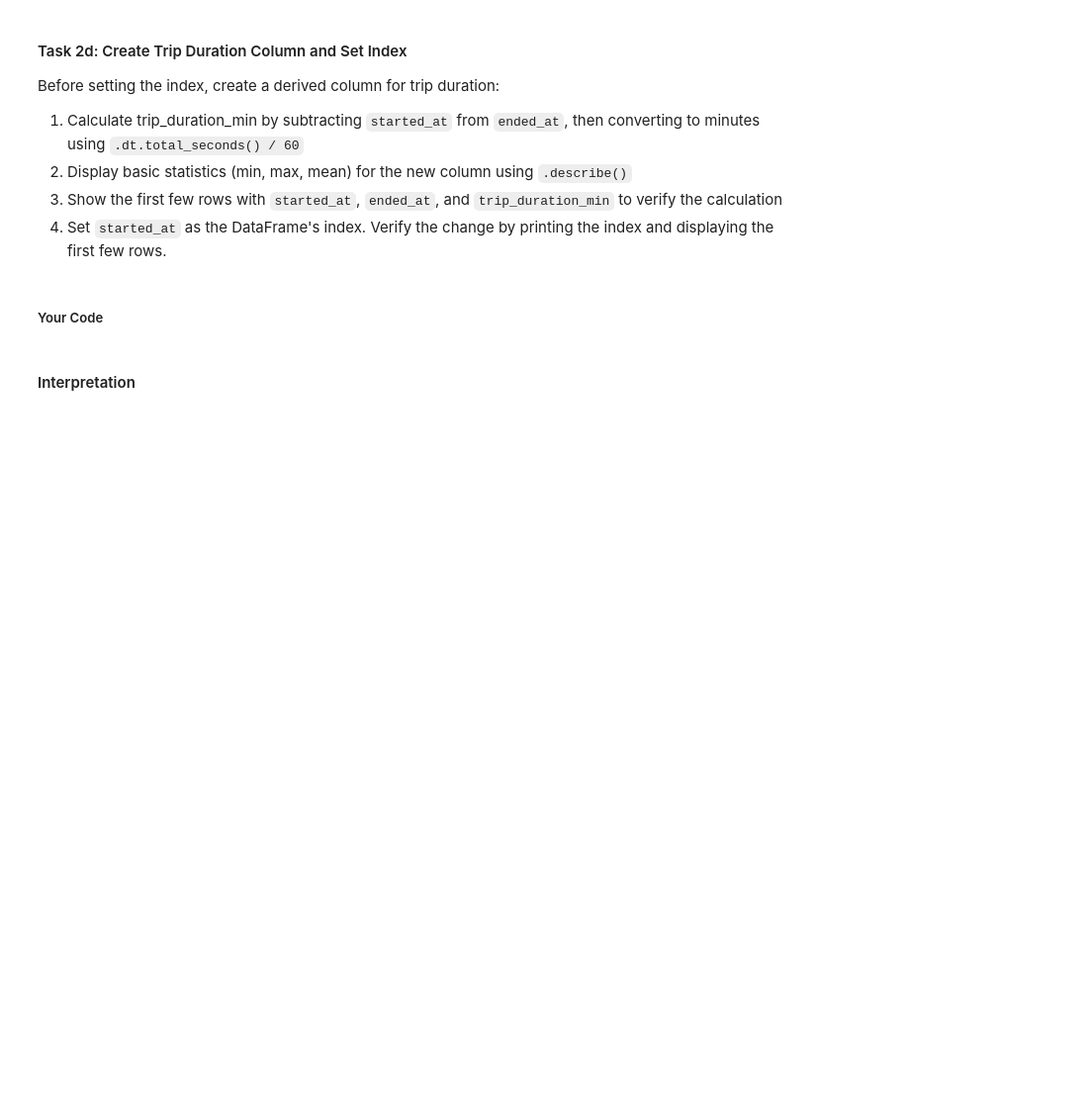
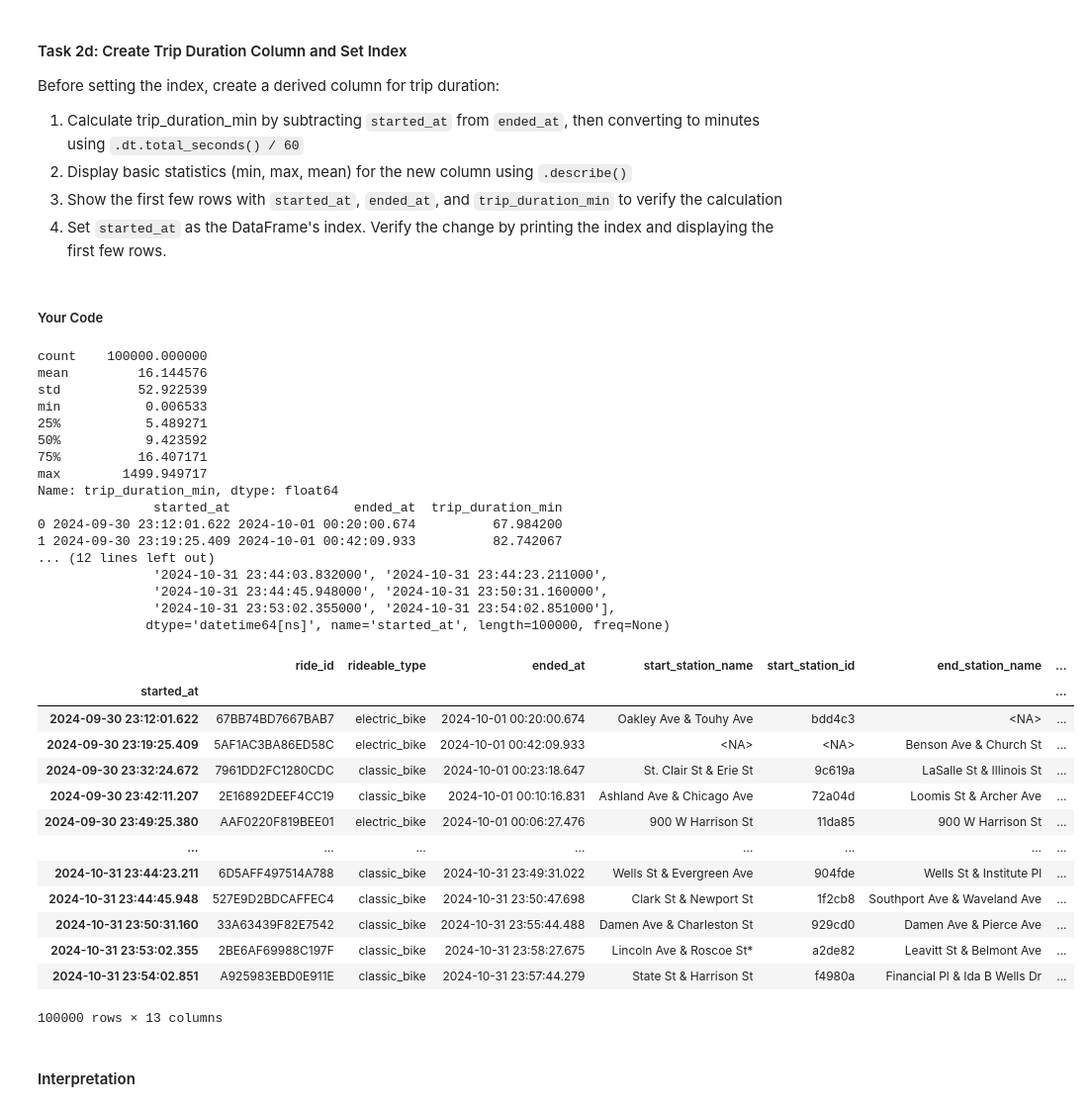
Before and after one commit to omf0008/py4eda-work, a Jupyter notebook: homework/hw3b.ipynb, the cells around one changed output. Shown at 99% size. Cells and saved outputs as stored; diff of their text form; code cells hidden in the pictures; blank space fills up the shorter version.

```diff
--- a/homework/hw3b.ipynb
+++ b/homework/hw3b.ipynb
@@ -204,4 +270,28 @@ csv_path = Path('./data/202410-divvy-tripdata-100k.csv')
 # %% [markdown]
 ##### Your Code
 # %%
-# task 2b code here...
+""" 2b.1 """
+rides = pd.read_csv(csv_path,
+                    dtype = {
+                        'ride_id':'string',
+                        'rideable_type':'string',
+                        'start_station_name':'string',
+                        'start_station_id':'string',
+                        'end_station_name':'string',
+                        'end_station_id':'string',
+                        'member_casual':'string'
+                    },
+                    parse_dates = ['started_at', 'ended_at']
+                   )
+
+""" 2b.2 """
+print(rides.info())
+
+print(rides)
+
+""" 2b.3 """
+print("Memory usage by column:")
+print(rides.memory_usage(deep=True))
+
+print("\nTotal memory usage:")
+print(f"{rides.memory_usage(deep=True).sum() / 1024**2:.2f} MB")
@@ -229,7 +366,54 @@ Before setting the index, create a derived column for trip duration:
 # %% [markdown]
 ##### Your Code
 # %%
-# task 2d code here...
+""" 2d.1 """
+trip_duration_min = ((rides.ended_at - rides.started_at).dt.total_seconds())/60
+
+rides['trip_duration_min'] = trip_duration_min
+
+""" 2d.2 """
+print(rides['trip_duration_min'].describe())
+
+""" 2d.3 """
+print(rides[['started_at', 'ended_at','trip_duration_min']].head())
+
+""" 2d.4 """
+rides = rides.set_index('started_at')
+
+print(f'\n{rides.index}')
+rides
+# %% [output]
+count    100000.000000
+mean         16.144576
+std          52.922539
+min           0.006533
+25%           5.489271
+50%           9.423592
+75%          16.407171
+max        1499.949717
+Name: trip_duration_min, dtype: float64
+               started_at                ended_at  trip_duration_min
+0 2024-09-30 23:12:01.622 2024-10-01 00:20:00.674          67.984200
+1 2024-09-30 23:19:25.409 2024-10-01 00:42:09.933          82.742067
+... (12 lines left out)
+               '2024-10-31 23:44:03.832000', '2024-10-31 23:44:23.211000',
+               '2024-10-31 23:44:45.948000', '2024-10-31 23:50:31.160000',
+               '2024-10-31 23:53:02.355000', '2024-10-31 23:54:02.851000'],
+              dtype='datetime64[ns]', name='started_at', length=100000, freq=None)
+|  | ride_id | rideable_type | ended_at | start_station_name | start_station_id | end_station_name | ... |
+| started_at |  |  |  |  |  |  | ... |
+| 2024-09-30 23:12:01.622 | 67BB74BD7667BAB7 | electric_bike | 2024-10-01 00:20:00.674 | Oakley Ave & Touhy Ave | bdd4c3 | <NA> | ... |
+| 2024-09-30 23:19:25.409 | 5AF1AC3BA86ED58C | electric_bike | 2024-10-01 00:42:09.933 | <NA> | <NA> | Benson Ave & Church St | ... |
+| 2024-09-30 23:32:24.672 | 7961DD2FC1280CDC | classic_bike | 2024-10-01 00:23:18.647 | St. Clair St & Erie St | 9c619a | LaSalle St & Illinois St | ... |
+| 2024-09-30 23:42:11.207 | 2E16892DEEF4CC19 | classic_bike | 2024-10-01 00:10:16.831 | Ashland Ave & Chicago Ave | 72a04d | Loomis St & Archer Ave | ... |
+| 2024-09-30 23:49:25.380 | AAF0220F819BEE01 | electric_bike | 2024-10-01 00:06:27.476 | 900 W Harrison St | 11da85 | 900 W Harrison St | ... |
+| ... | ... | ... | ... | ... | ... | ... | ... |
+| 2024-10-31 23:44:23.211 | 6D5AFF497514A788 | classic_bike | 2024-10-31 23:49:31.022 | Wells St & Evergreen Ave | 904fde | Wells St & Institute Pl | ... |
+| 2024-10-31 23:44:45.948 | 527E9D2BDCAFFEC4 | classic_bike | 2024-10-31 23:50:47.698 | Clark St & Newport St | 1f2cb8 | Southport Ave & Waveland Ave | ... |
+| 2024-10-31 23:50:31.160 | 33A63439F82E7542 | classic_bike | 2024-10-31 23:55:44.488 | Damen Ave & Charleston St | 929cd0 | Damen Ave & Pierce Ave | ... |
+| 2024-10-31 23:53:02.355 | 2BE6AF69988C197F | classic_bike | 2024-10-31 23:58:27.675 | Lincoln Ave & Roscoe St* | a2de82 | Leavitt St & Belmont Ave | ... |
+| 2024-10-31 23:54:02.851 | A925983EBD0E911E | classic_bike | 2024-10-31 23:57:44.279 | State St & Harrison St | f4980a | Financial Pl & Ida B Wells Dr | ... |
+100000 rows × 13 columns
 # %% [markdown]
 #### Interpretation
 # %% [markdown]
```
Also changed, not shown: parts of 18 cells of this notebook.
